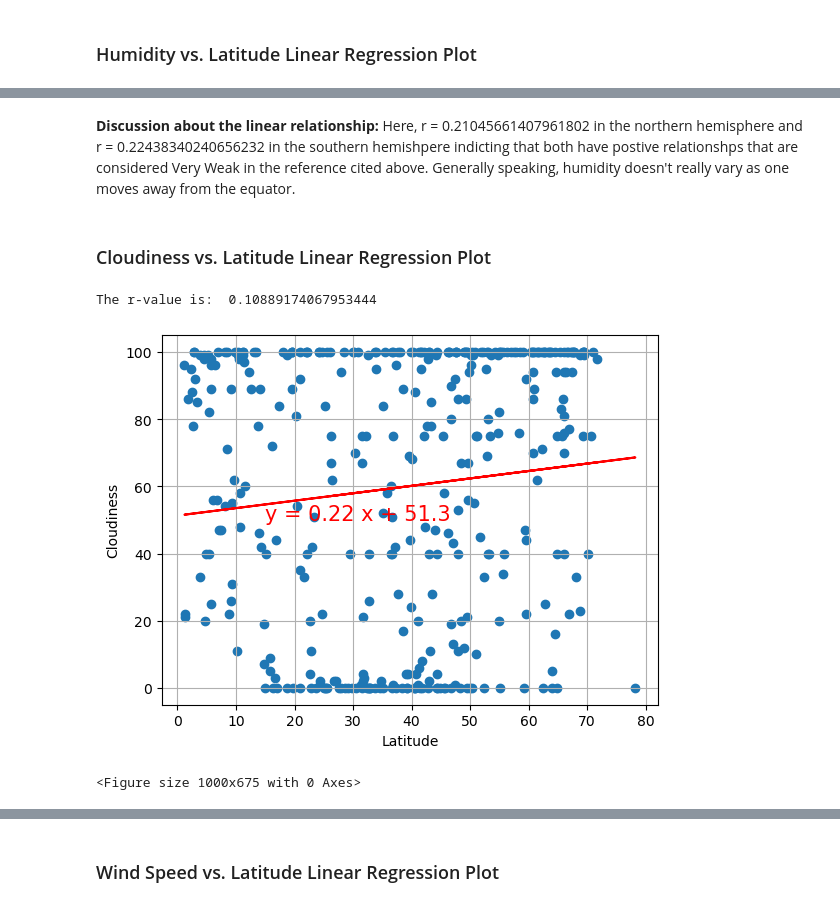
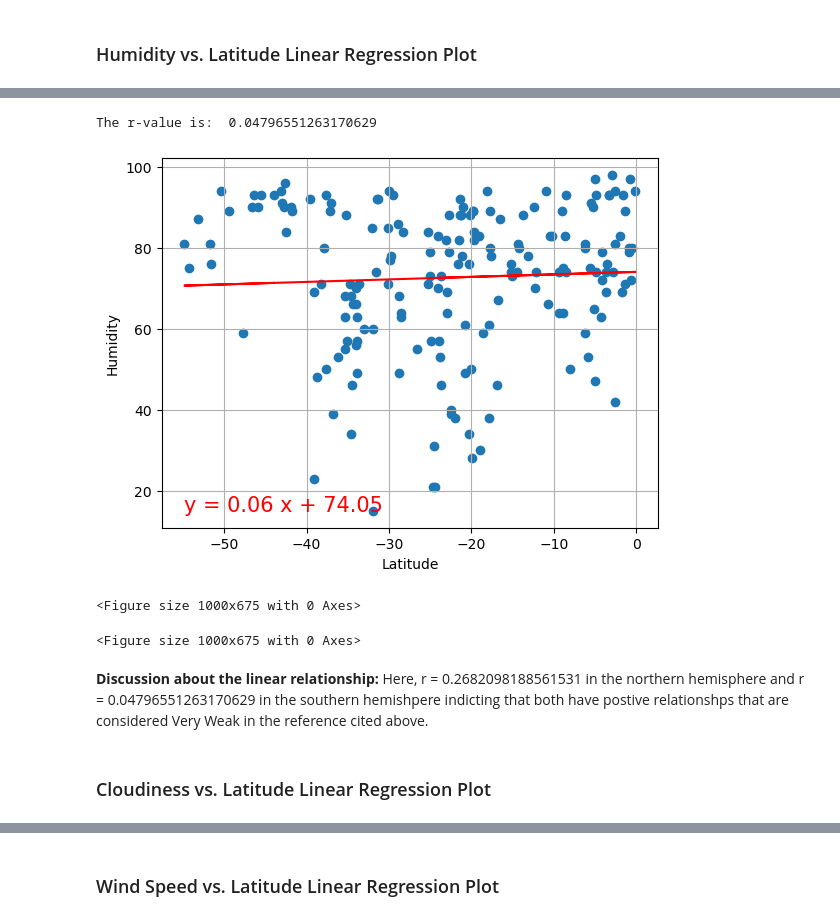
Before and after one commit to jimlhaugen/python-api-challenge-public, a Jupyter notebook: WeatherPy.ipynb, the cells around one changed output, grey strips where cells are left out. Cells and saved outputs as stored; diff of their text form; code cells hidden in the pictures.

```diff
--- a/WeatherPy.ipynb
+++ b/WeatherPy.ipynb
@@ -498,37 +426,22 @@ The r-value is:  0.22438340240656232
+# %%
+# Southern Hemisphere
+x = southern_hemi_df["Lat"]
+y = southern_hemi_df["Humidity"]
+y_label = "Humidity"
+slope1 = 0
+intercept1 = 0
+plot_with_regression(x, y, slope1, intercept1, y_label)
+
+plt.savefig("output_data/Fig1.png")
+
+# Show plot
+plt.show()
+# %% [output]
+The r-value is:  0.04796551263170629
+[figure, added]
+<Figure size 1000x675 with 0 Axes>
+<Figure size 1000x675 with 0 Axes>
 # %% [markdown]
-**Discussion about the linear relationship:** Here, r = 0.21045661407961802 in the northern hemisphere and r = 0.22438340240656232 in the southern hemishpere indicting that both have postive relationshps that are considered Very Weak in the reference cited above. Generally speaking, humidity doesn't really vary as one moves away from the equator.
+**Discussion about the linear relationship:** Here, r = 0.2682098188561531 in the northern hemisphere and r = 0.04796551263170629 in the southern hemishpere indicting that both have postive relationshps that are considered Very Weak in the reference cited above.
 # %% [markdown]
 ### Cloudiness vs. Latitude Linear Regression Plot
-# %%
-# Northern Hemisphere
-x = northern_hemi_df["Lat"]
-y = northern_hemi_df["Cloudiness"]
-
-res = linregress(x, y)
-print("The r-value is: ", res.rvalue)
-slope, intercept = np.polyfit(x, y, 1)
-annotation = "y = " + str(round(slope,2)) + " x + " + str(round(intercept,2))
-
-plt.scatter(
-    x=x,
-    y=y,
-    marker="o"
-)
-plt.plot(x, slope * x + intercept, color='red')
-
-# Incorporate the other graph properties
-plt.annotate(annotation,(15,50), fontsize=15, color="red")
-plt.xlabel("Latitude")
-plt.ylabel("Cloudiness")
-plt.grid(True)
-plt.figure(figsize=(10, 6.75))
-
-# Save the figure
-plt.savefig("output_data/Fig3.png")
-
-# Show plot
-plt.show()
-# %% [output]
-The r-value is:  0.10889174067953444
-[figure, removed]
-<Figure size 1000x675 with 0 Axes>
```
Also changed, not shown: parts of 31 cells of this notebook, 2 other files.
